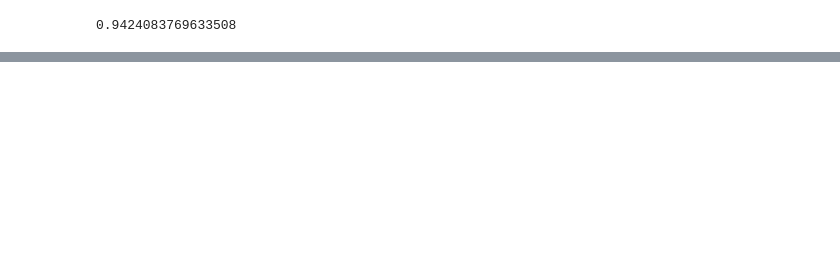
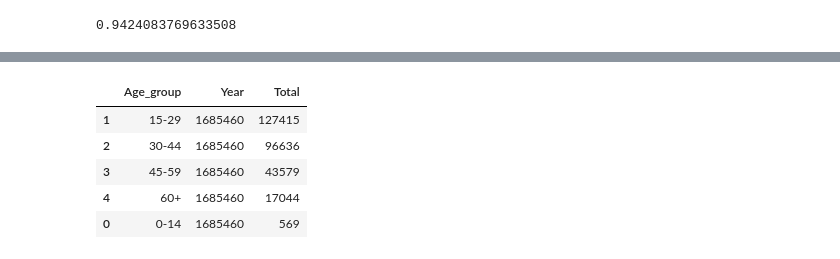
Before and after one commit to minhtamos/DataScienceFinalProject, a Jupyter notebook: 1712746-NguyenMinhTam.ipynb, the cells around one changed output, grey strips where cells are left out. Saved outputs shown, nothing was run; the diff lists cells and outputs as text; code cells hidden in the pictures; blank space fills up the shorter version.

```diff
--- a/1712746-NguyenMinhTam.ipynb
+++ b/1712746-NguyenMinhTam.ipynb
@@ -232,0 +244,9 @@ Thật vậy, trên 94% là nữ :<<<
+# %%
+hwAgeDf
+# %% [output]
+|  | Age_group | Year | Total |
+| 1 | 15-29 | 1685460 | 127415 |
+| 2 | 30-44 | 1685460 | 96636 |
+| 3 | 45-59 | 1685460 | 43579 |
+| 4 | 60+ | 1685460 | 17044 |
+| 0 | 0-14 | 1685460 | 569 |
```
Also changed, not shown: parts of 9 cells of this notebook.
